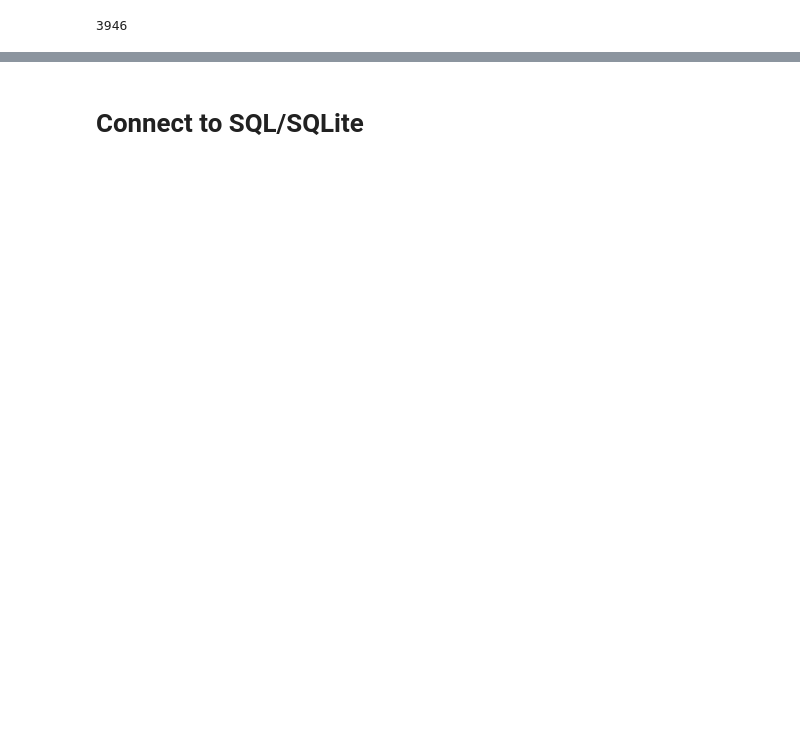
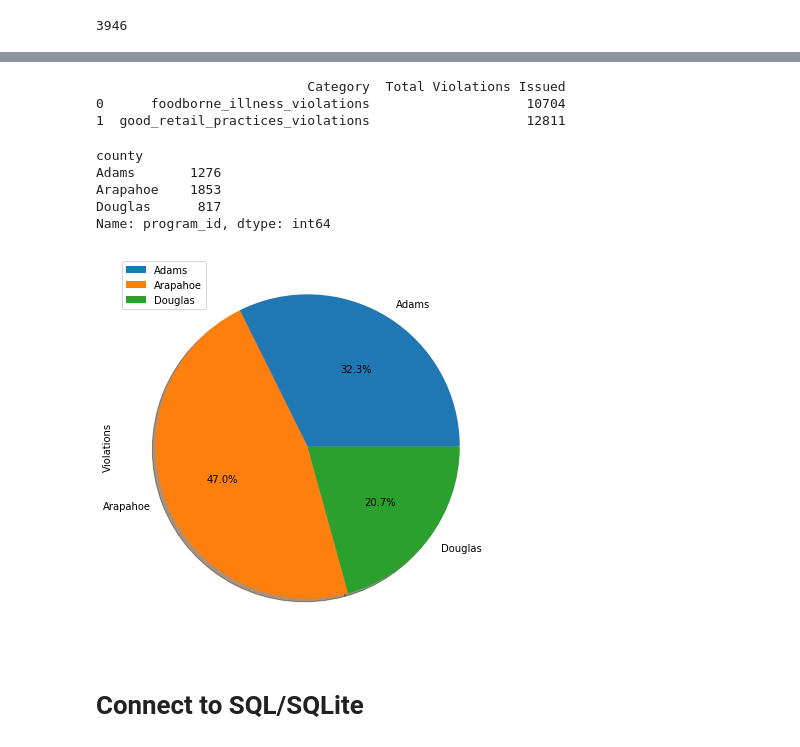
Before and after one commit to Yellowstoner/TriCounty-Restaurant-Inspections, a Jupyter notebook: TriCounty-Restaurant-Inspections.ipynb, the cells around one changed output, grey strips where cells are left out. Cells and saved outputs as stored; diff of their text form; code cells hidden in the pictures; blank space fills up the shorter version.

```diff
--- a/TriCounty-Restaurant-Inspections.ipynb
+++ b/TriCounty-Restaurant-Inspections.ipynb
@@ -147,3 +190,31 @@ Name: Program Identifier, dtype: int64
+# %%
+foodborne = violations["foodborne_illness_violations"].sum()
+retail = violations["good_retail_practices_violations"].sum()
+
+data2 = {'Category':  ['foodborne_illness_violations', 'good_retail_practices_violations'],
+        'Total Violations Issued': [10704,12811]}
+total_violations = pd.DataFrame (data2, columns = ['Category','Total Violations Issued'])
+print(total_violations)
+# %% [output]
+                           Category  Total Violations Issued
+0      foodborne_illness_violations                    10704
+1  good_retail_practices_violations                    12811
+# %%
+# Percentage of Violations, by County
+total_county_violations = df_clean.groupby(["county"])['program_id'].count()
+print(total_county_violations)
+
+total_county_violations= pd.DataFrame({'Violations': [1276, 1853, 817]},
+                              index=['Adams', 'Arapahoe', 'Douglas'])
+
+plot = total_county_violations.plot.pie(y='Violations', autopct='%1.1f%%', shadow=True, figsize=(7,7))
+# %% [output]
+county
+Adams       1276
+Arapahoe    1853
+Douglas      817
+Name: program_id, dtype: int64
+[figure, added]
 # %%
 # **WHAT CAN BE USED TO CALL THE DATA FROM CDPHE DATABASE
 # FOR VERIFICATION OF CHECK?**
```
Also changed, not shown: parts of 31 cells of this notebook, 12 other files.
